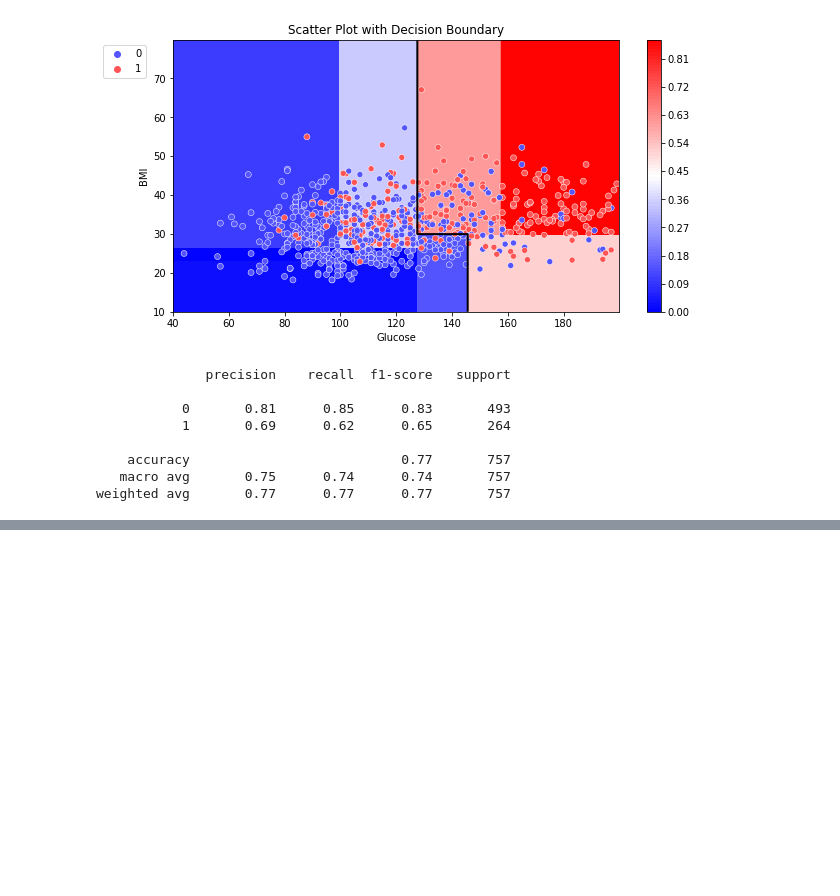
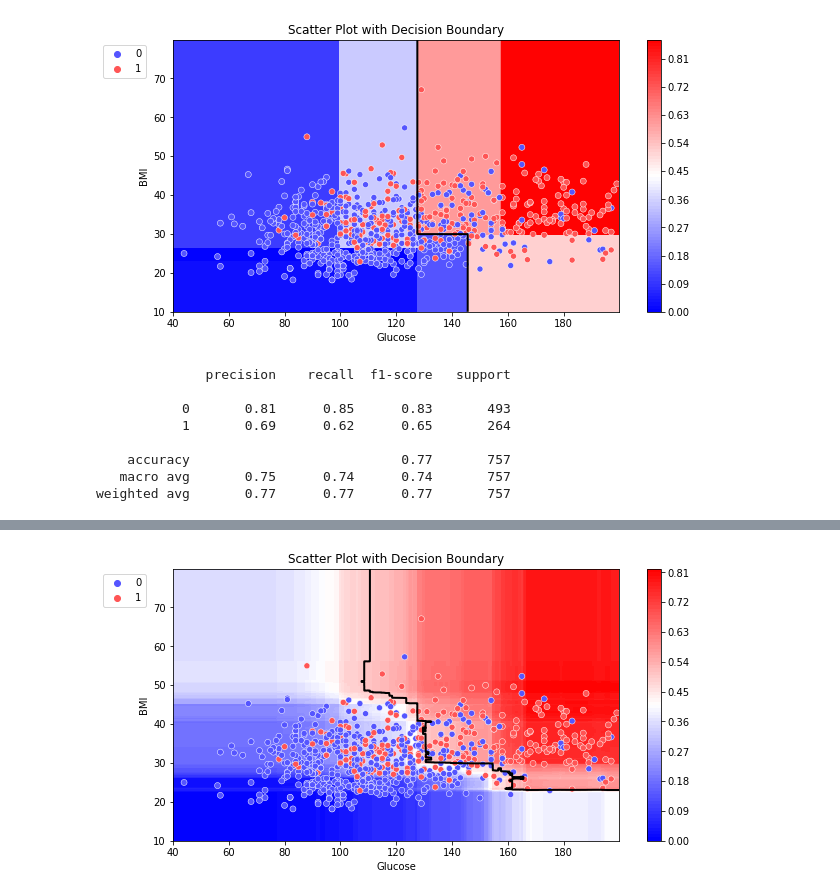
Before and after one commit to DarthSirius/Lessons, a Jupyter notebook: SkillFactory/ML/ML_3.ipynb, the cells around one changed output, grey strips where cells are left out. Saved outputs shown, nothing was run; the diff lists cells and outputs as text; code cells hidden in the pictures; blank space fills up the shorter version.

```diff
--- a/SkillFactory/ML/ML_3.ipynb
+++ b/SkillFactory/ML/ML_3.ipynb
@@ -446,0 +566,3 @@ weighted avg       0.77      0.77      0.77       757
+# %%
+diabetes_data = pd.read_csv('data/diabetes_cleaned.csv')
+diabetes_data.head()
@@ -446,0 +576,20 @@ weighted avg       0.77      0.77      0.77       757
+# %%
+#Создаём матрицу наблюдений X и столбец с ответами y
+X = diabetes_data[['Glucose', 'BMI']]
+y = diabetes_data['Outcome']
+# %%
+#Создаём объект класса RandomForestClassifier
+rf_clf_2d = ensemble.RandomForestClassifier(
+    n_estimators=500, #число деревьев
+    criterion='entropy', #критерий эффективности
+    max_depth=3, #максимальная глубина дерева
+    max_features='sqrt', #число признаков из метода случайных подпространств
+    random_state=42 #генератор случайных чисел
+)
+#Обучаем модель
+rf_clf_2d.fit(X, y)
+
+#Делаем предсказание класса
+y_pred = rf_clf_2d.predict(X)
+#Выводим отчёт о метриках
+print(metrics.classification_report(y, y_pred))
@@ -446,0 +605,4 @@ weighted avg       0.77      0.77      0.77       757
+# %%
+plot_probabilities_2d(X, y, rf_clf_2d)
+# %% [output]
+[figure, added]
```
Also changed, not shown: parts of 40 cells of this notebook, 1 other file.
